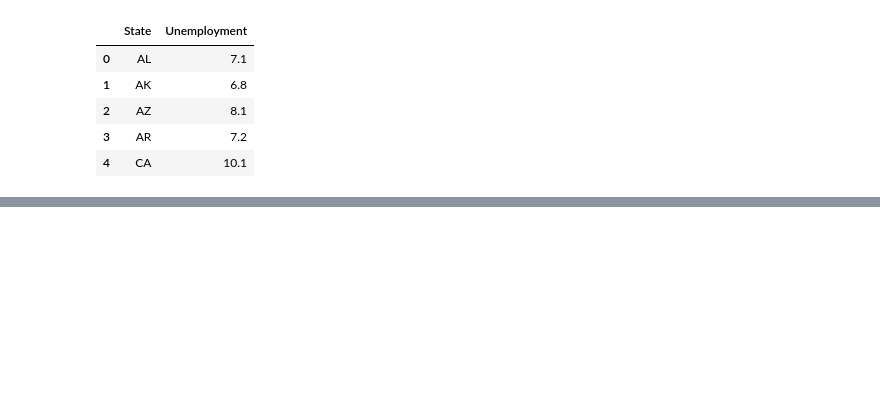
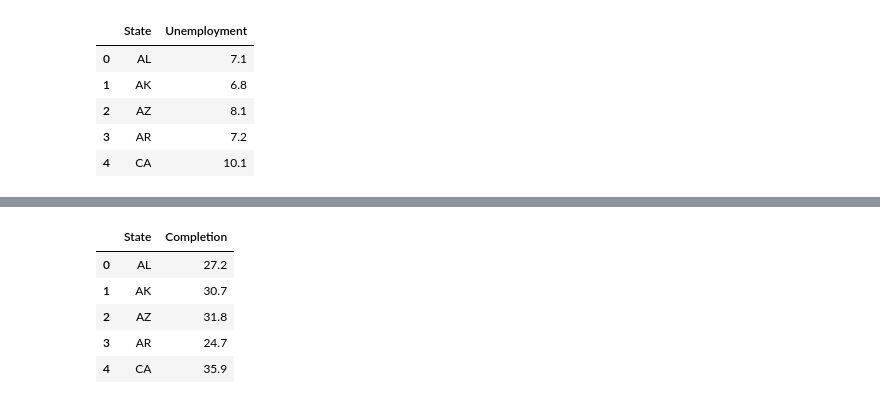
Before and after one commit to saysay2/mapping-demo, a Jupyter notebook: mapping.ipynb, the cells around one changed output, grey strips where cells are left out. Cells and saved outputs as stored; diff of their text form; code cells hidden in the pictures; blank space fills up the shorter version.

```diff
--- a/mapping.ipynb
+++ b/mapping.ipynb
@@ -175,3 +158,13 @@ m
 [interactive output not drawn]
 # %%
 m.save("map.html")
+# %%
+data2=pd.read_csv("us_college_completion_2018-2022.csv")
+data2.head()
+# %% [output]
+|  | State | Completion |
+| 0 | AL | 27.2 |
+| 1 | AK | 30.7 |
+| 2 | AZ | 31.8 |
+| 3 | AR | 24.7 |
+| 4 | CA | 35.9 |
```
Also changed, not shown: parts of 5 cells of this notebook, 1 other file.
